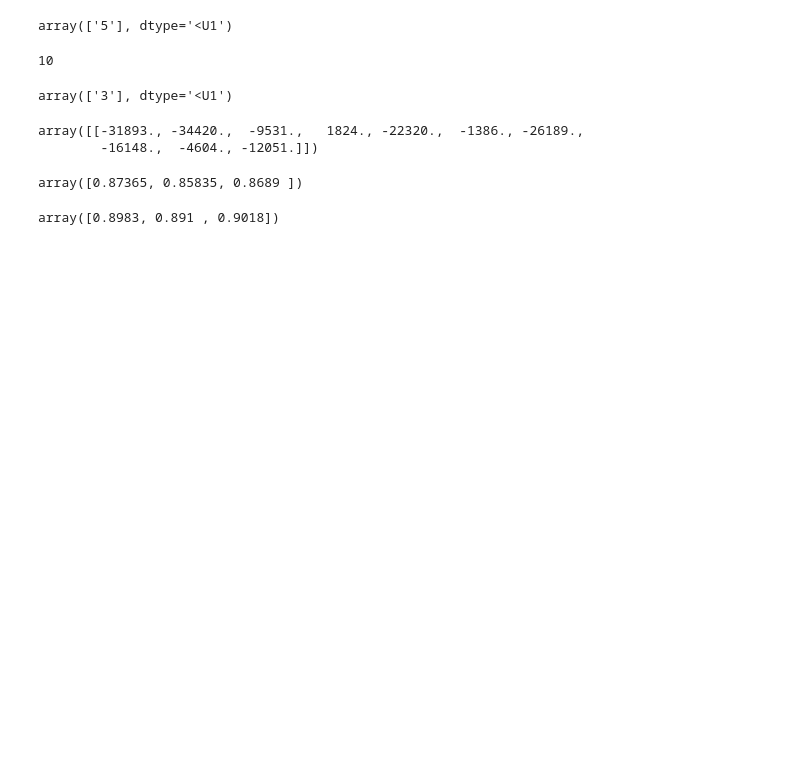
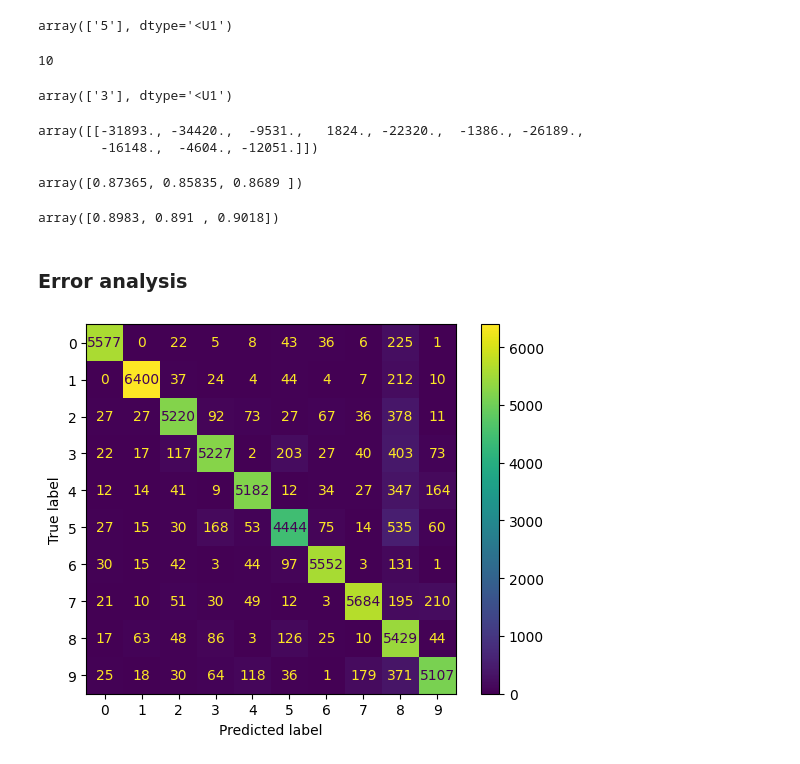
Before and after one commit to paulcarvalho/ML-MNIST-Classification, a Jupyter notebook: mnist_classification.ipynb, the cells around one changed output. Cells and saved outputs as stored; diff of their text form; code cells hidden in the pictures; blank space fills up the shorter version.

```diff
--- a/mnist_classification.ipynb
+++ b/mnist_classification.ipynb
@@ -321,3 +321,11 @@ X_train_scaled = scaler.fit_transform(X_train.astype('float64'))
 cross_val_score(sgd_clf, X_train_scaled, y_train, cv=3, scoring="accuracy")
 # %% [output]
 array([0.8983, 0.891 , 0.9018])
+# %% [markdown]
+### Error analysis
+# %%
+y_train_pred = cross_val_predict(sgd_clf, X_train_scaled, y_train, cv=3)
+ConfusionMatrixDisplay.from_predictions(y_train, y_train_pred)
+plt.show()
+# %% [output]
+[figure, added]
```
Also changed, not shown: parts of 4 cells of this notebook.
